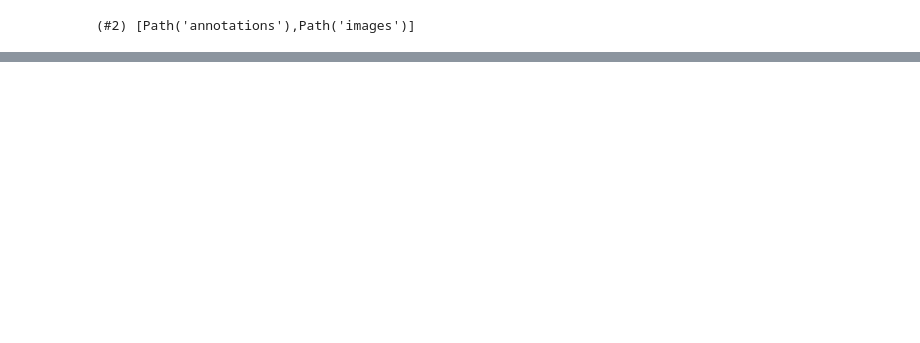
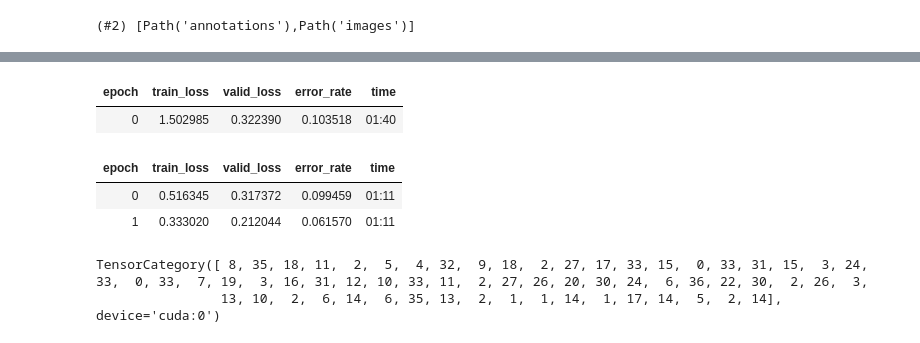
Before and after one commit to rainfd/fastbook, a Jupyter notebook: 05_pra.ipynb, the cells around one changed output, grey strips where cells are left out. Saved outputs shown, nothing was run; the diff lists cells and outputs as text; code cells hidden in the pictures; blank space fills up the shorter version.

```diff
--- a/05_pra.ipynb
+++ b/05_pra.ipynb
@@ -33,0 +91,4 @@ dls = pets.dataloaders(path/'images')
+# %%
+learn = vision_learner(dls, resnet34, metrics=error_rate)
+learn.fine_tune(2)
+# %% [output]
@@ -33,0 +96,5 @@ dls = pets.dataloaders(path/'images')
+| epoch | train_loss | valid_loss | error_rate | time |
+| 0 | 1.502985 | 0.322390 | 0.103518 | 01:40 |
+| epoch | train_loss | valid_loss | error_rate | time |
+| 0 | 0.516345 | 0.317372 | 0.099459 | 01:11 |
+| 1 | 0.333020 | 0.212044 | 0.061570 | 01:11 |
@@ -33,0 +103,5 @@ dls = pets.dataloaders(path/'images')
+# %%
+y
+# %% [output]
+TensorCategory([ 8, 35, 18, 11,  2,  5,  4, 32,  9, 18,  2, 27, 17, 33, 15,  0, 33, 31, 15,  3, 24, 33,  0, 33,  7, 19,  3, 16, 31, 12, 10, 33, 11,  2, 27, 26, 20, 30, 24,  6, 36, 22, 30,  2, 26,  3,
+                13, 10,  2,  6, 14,  6, 35, 13,  2,  1,  1, 14,  1, 17, 14,  5,  2, 14], device='cuda:0')
```
Also changed, not shown: parts of 17 cells of this notebook.
